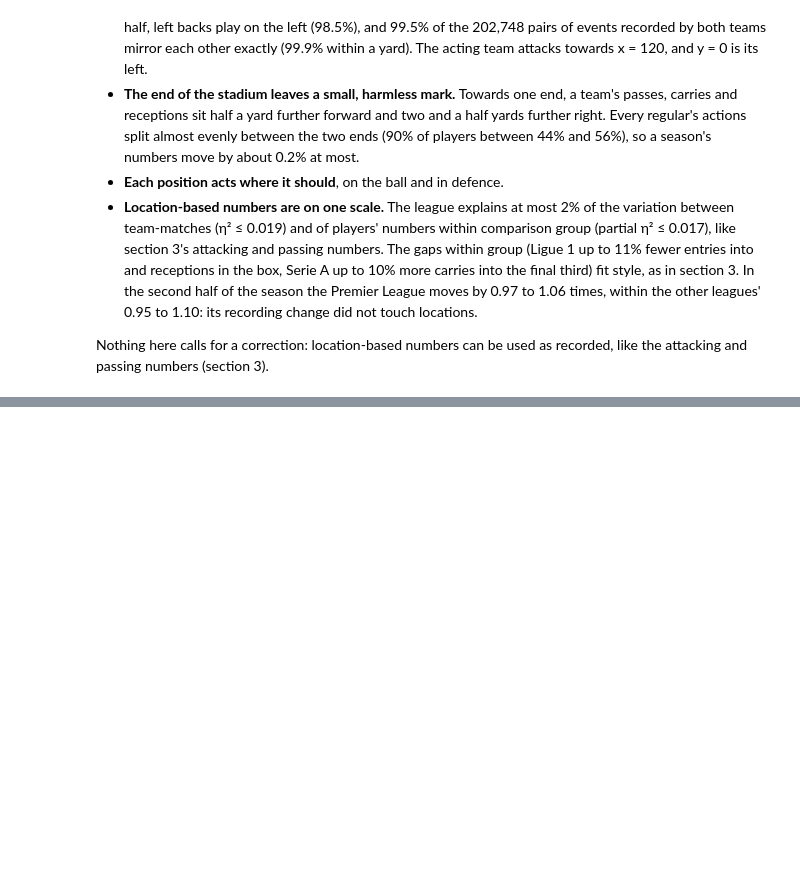
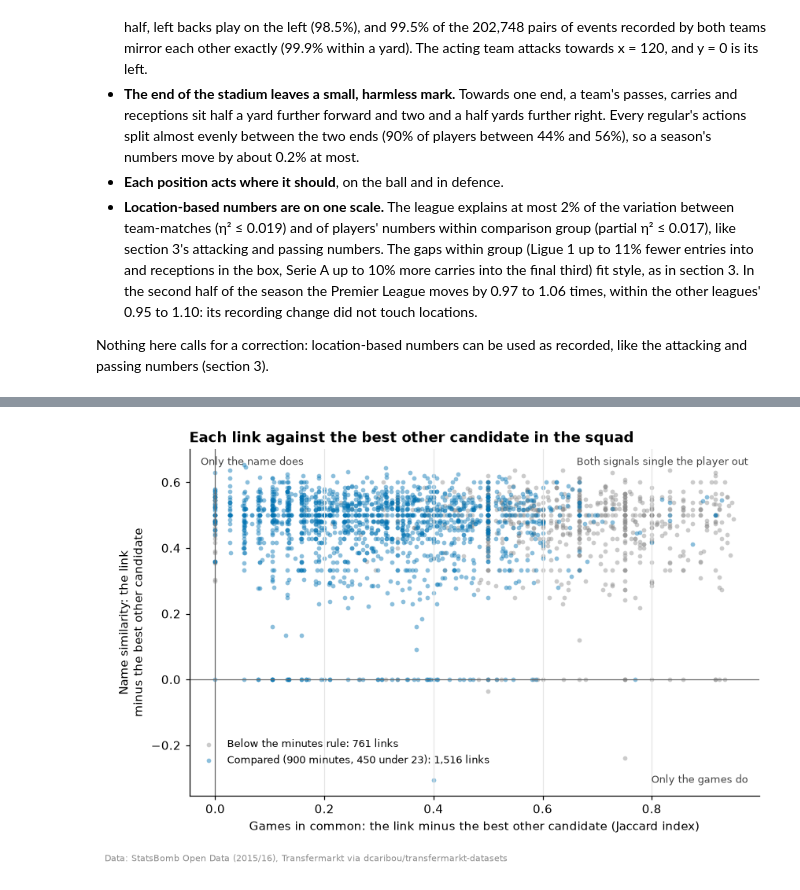
Before and after one commit to Fabiohhp/football-scouting, a Jupyter notebook: notebooks/01_data_exploration.ipynb, the cells around one changed output, grey strips where cells are left out. Saved outputs shown, nothing was run; the diff lists cells and outputs as text; code cells hidden in the pictures; blank space fills up the shorter version.

Commit message:
EDA section 7: link quality; link checks in analysis.links

```diff
--- a/notebooks/01_data_exploration.ipynb
+++ b/notebooks/01_data_exploration.ipynb
@@ -2536,0 +2635,31 @@ attacking and passing numbers (section 3).
+# %%
+fig, ax = plt.subplots(figsize=(8.5, 5.2))
+shown = evidence.dropna(subset=["games_margin"])
+is_compared = shown.index.get_level_values("sb_player_id").map(compared).to_numpy(bool)
+for flag, colour, label in [
+    (False, GREY, "Below the minutes rule"),
+    (True, OKABE_ITO[0], "Compared (900 minutes, 450 under 23)"),
+]:
+    d = shown[is_compared == flag]
+    ax.scatter(
+        d.games_margin, d.name_margin, s=14, color=colour, alpha=0.45, lw=0,
+        label=f"{label}: {len(d):,} links",
+    )  # fmt: skip
+ax.axvline(0, color="#666666", lw=0.8)
+ax.axhline(0, color="#666666", lw=0.8)
+corners = {
+    "Both signals single the player out": (0.98, 0.98, "right", "top"),
+    "Only the games do": (0.98, 0.03, "right", "bottom"),
+    "Only the name does": (0.02, 0.98, "left", "top"),
+}
+for text, (x, y, ha, va) in corners.items():
+    ax.text(x, y, text, transform=ax.transAxes, ha=ha, va=va, fontsize=8.5, color="#444444")
+ax.set_xlabel("Games in common: the link minus the best other candidate (Jaccard index)")
+ax.set_ylabel("Name similarity: the link\nminus the best other candidate")
+ax.set_title("Each link against the best other candidate in the squad")
+ax.grid(axis="both")
+ax.legend(loc="lower left", bbox_to_anchor=(0, 0.06), fontsize=8.5)
+credit(fig)
+plt.show()
+# %% [output]
+[figure, added]
```
Also changed, not shown: parts of 17 cells of this notebook, 9 other files.
